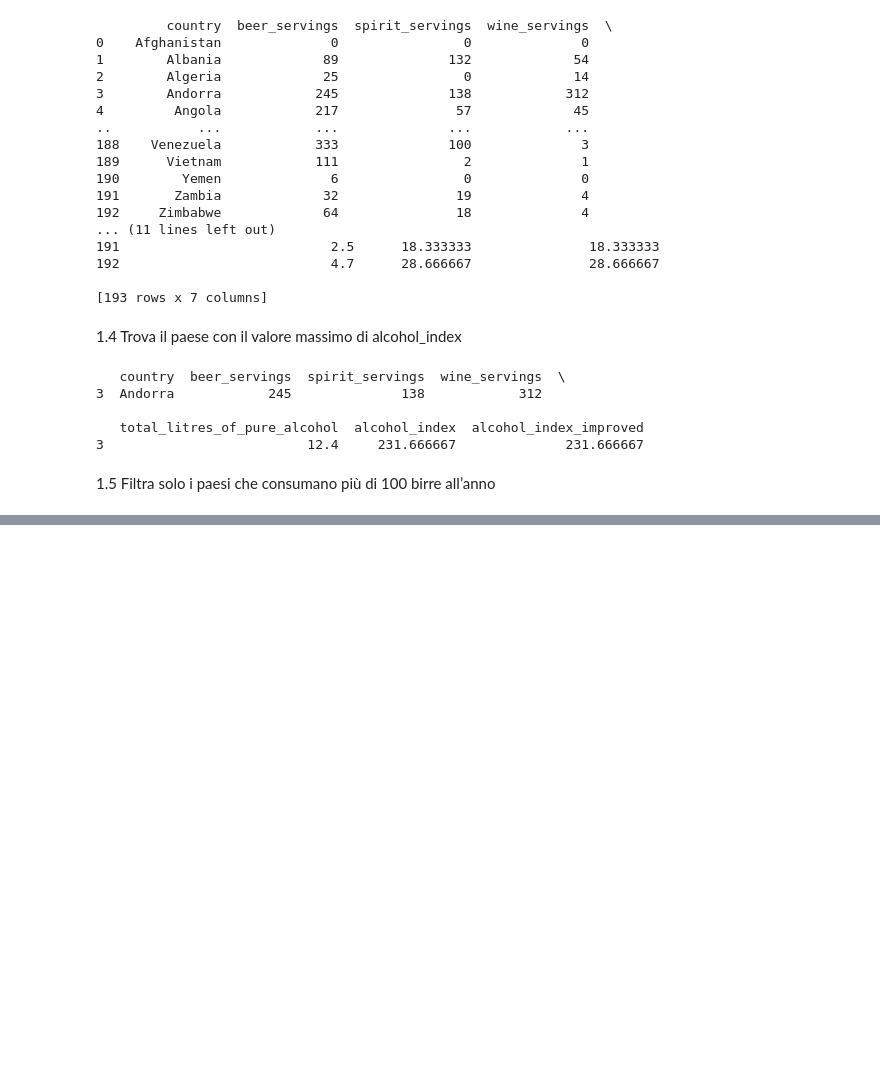
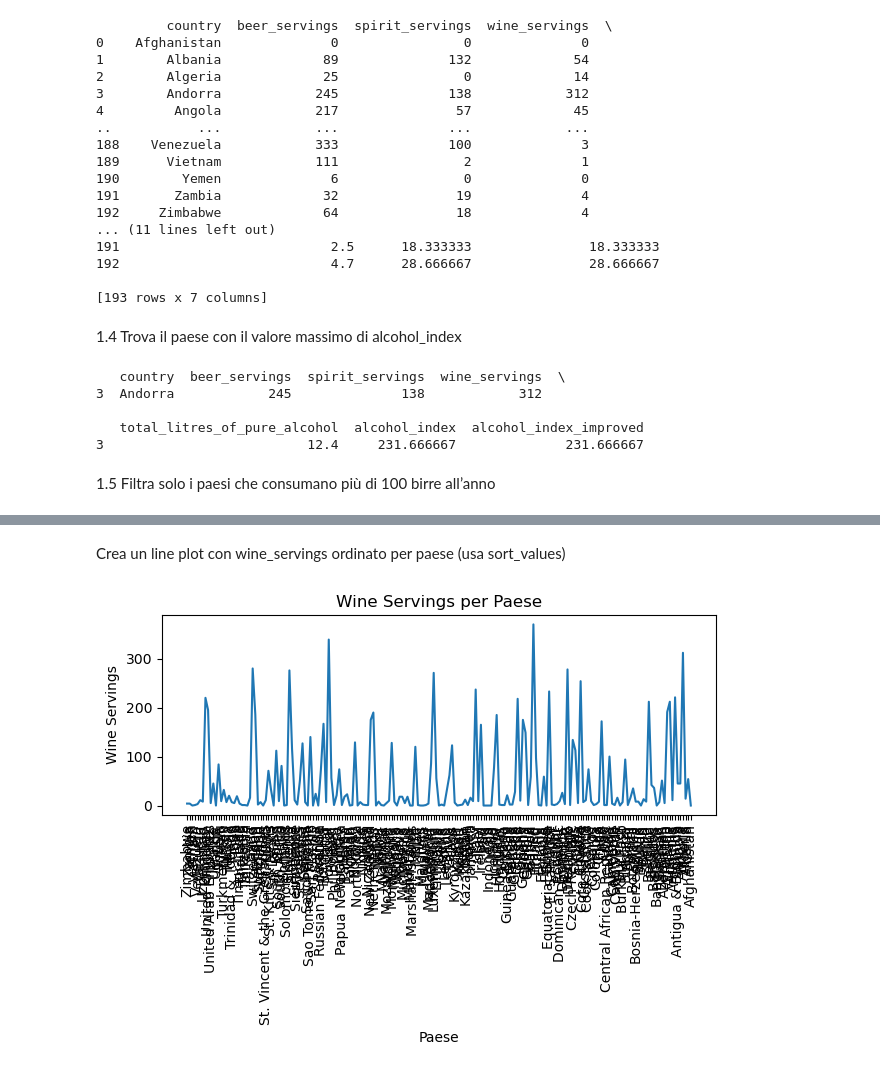
Before and after one commit to ilGado/ProgrammingLab_II, a Jupyter notebook: 04_14_2026/Lesson 3/es1/es1.ipynb, the cells around one changed output, grey strips where cells are left out. Drawn from its saved outputs; the diff is of its cells as text; code cells hidden in the pictures; blank space fills up the shorter version.

```diff
--- a/04_14_2026/Lesson 3/es1/es1.ipynb
+++ b/04_14_2026/Lesson 3/es1/es1.ipynb
@@ -123,0 +146,24 @@ print(df[df['beer_servings'] > 100])
+# %% [markdown]
+Crea un line plot con wine_servings ordinato per paese (usa sort_values)
+# %%
+# Crea il line plot
+df_sorted = df.sort_values("country", ascending=False)
+
+plt.figure()
+plt.plot(df_sorted["country"], df_sorted["wine_servings"])
+
+# Etichette e titolo
+plt.xlabel("Paese")
+plt.ylabel("Wine Servings")
+plt.title("Wine Servings per Paese")
+
+# Ruota le etichette per leggibilità
+plt.xticks(rotation=90)
+
+# Layout migliore
+plt.tight_layout()
+
+# Mostra il grafico
+plt.show()
+# %% [output]
+[figure, added]
```
Also changed, not shown: parts of 4 cells of this notebook, 1 other file.
